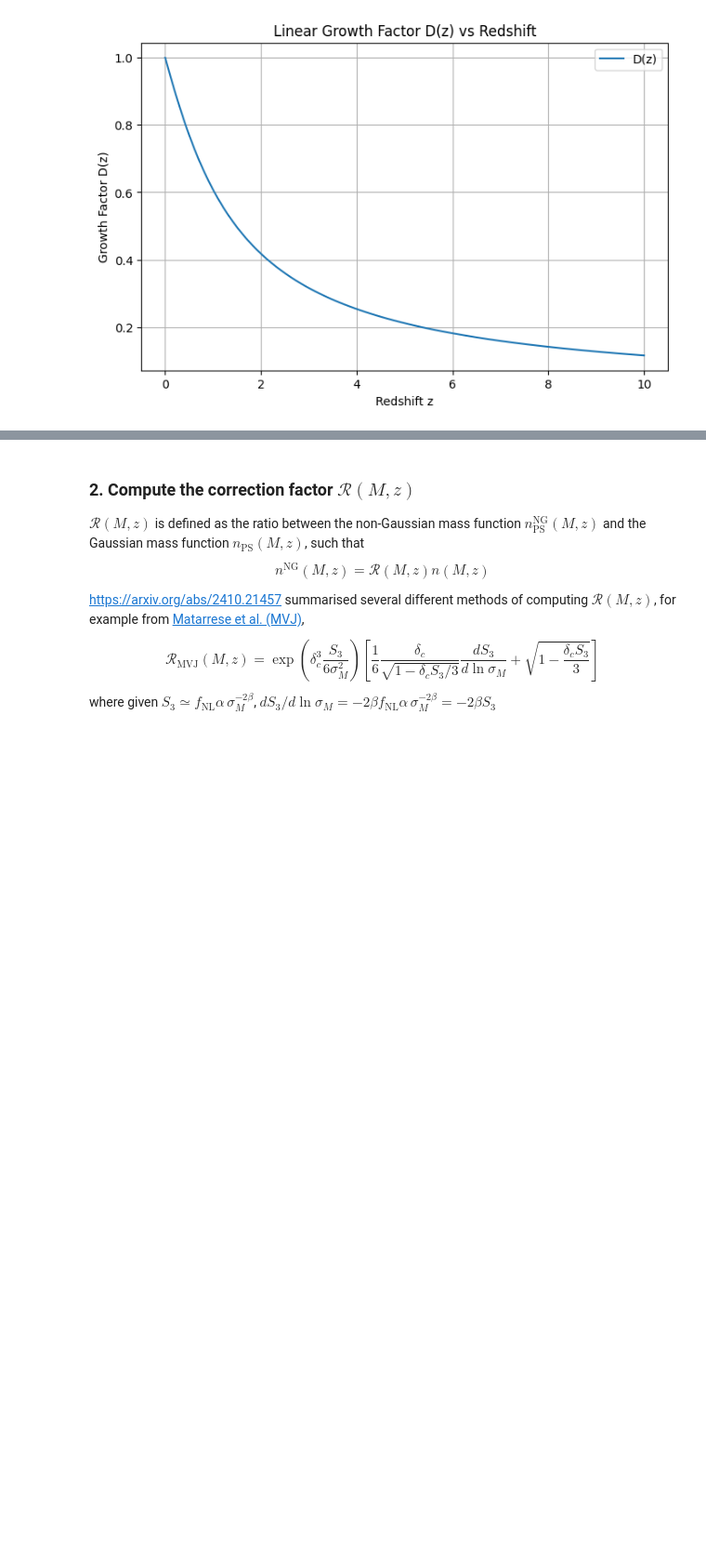
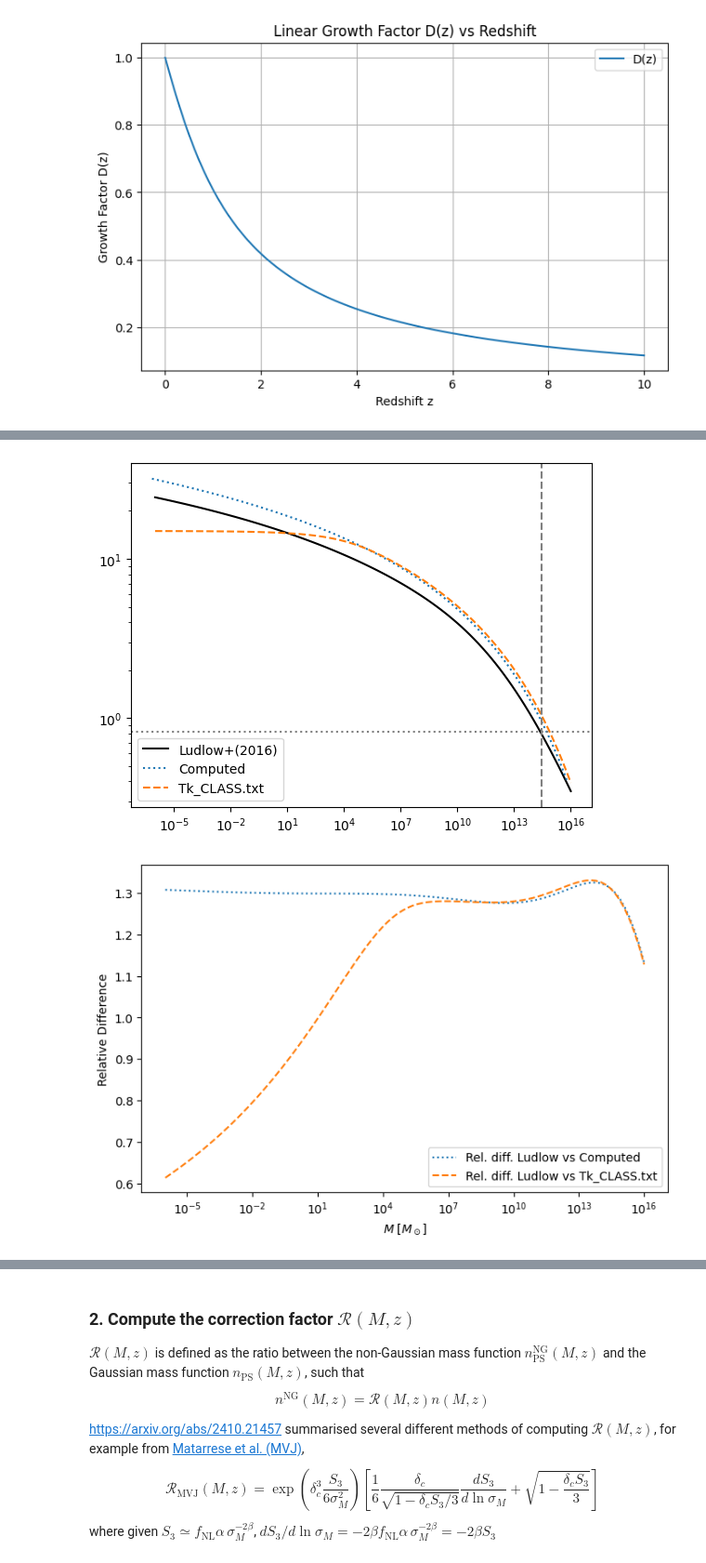
Before and after one commit to gomeshun/sashimi-c, a Jupyter notebook: 160925_compare_mass_variance.ipynb, the cells around one changed output, grey strips where cells are left out. Shown at 93% size. Cells and saved outputs as stored; diff of their text form; code cells hidden in the pictures; blank space fills up the shorter version.

```diff
--- a/160925_compare_mass_variance.ipynb
+++ b/160925_compare_mass_variance.ipynb
@@ -275,0 +426,35 @@ plt.legend()
+# %%
+import sashimi_c_ng
+import numpy as np
+import matplotlib.pyplot as plt
+
+hm = sashimi_c_ng.halo_model()
+s8 = 0.815
+M_8hMpc = 4*np.pi*(8*hm.Mpc/hm.h)**3 * hm.OmegaM * hm.rhocrit0 / 3
+
+M = np.logspace(-6, 16, 100)  # Msun
+s0 = sashimi_c_ng.halo_model().sigmaMz(M,z=0)
+s1 = sashimi_c_ng.cosmology().load_transfer_function("colossus").sigma(M, z=0)
+s2 = sashimi_c_ng.cosmology().load_transfer_function("Tk_CLASS.txt").sigma(M, z=0)
+
+plt.loglog(M, s0, '-', label='Ludlow+(2016)',c="k")
+plt.loglog(M, s1, ':', label='Computed')
+plt.loglog(M, s2, '--', label='Tk_CLASS.txt')
+plt.axvline(x=M_8hMpc, color='gray', linestyle='--')
+plt.axhline(y=s8, color='gray', linestyle=':')
+plt.legend()
+
+# relative difference
+rel_diff1 = np.abs(s1) / s0
+rel_diff2 = np.abs(s2) / s0
+plt.figure(figsize=(8, 5))
+plt.plot(M, rel_diff1, ':', label='Rel. diff. Ludlow vs Computed')
+plt.plot(M, rel_diff2, '--', label='Rel. diff. Ludlow vs Tk_CLASS.txt')
+plt.xlabel(r'$M \; [M_\odot]$')
+plt.ylabel('Relative Difference')
+plt.xscale('log')
+plt.legend()
+plt.show()
+# %% [output]
+[figure, added]
+[figure, added]
```
Also changed, not shown: parts of 12 cells of this notebook.
